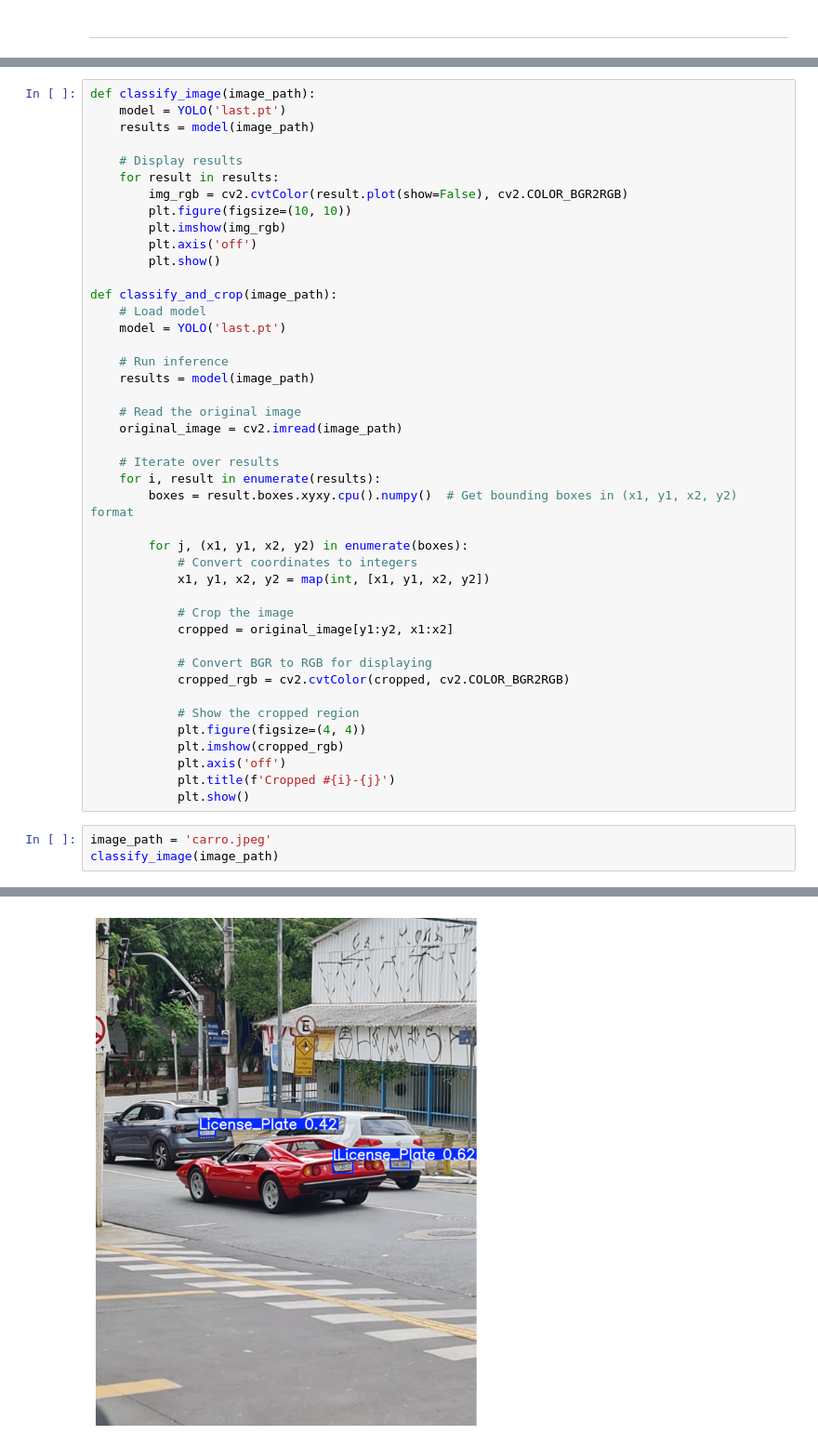
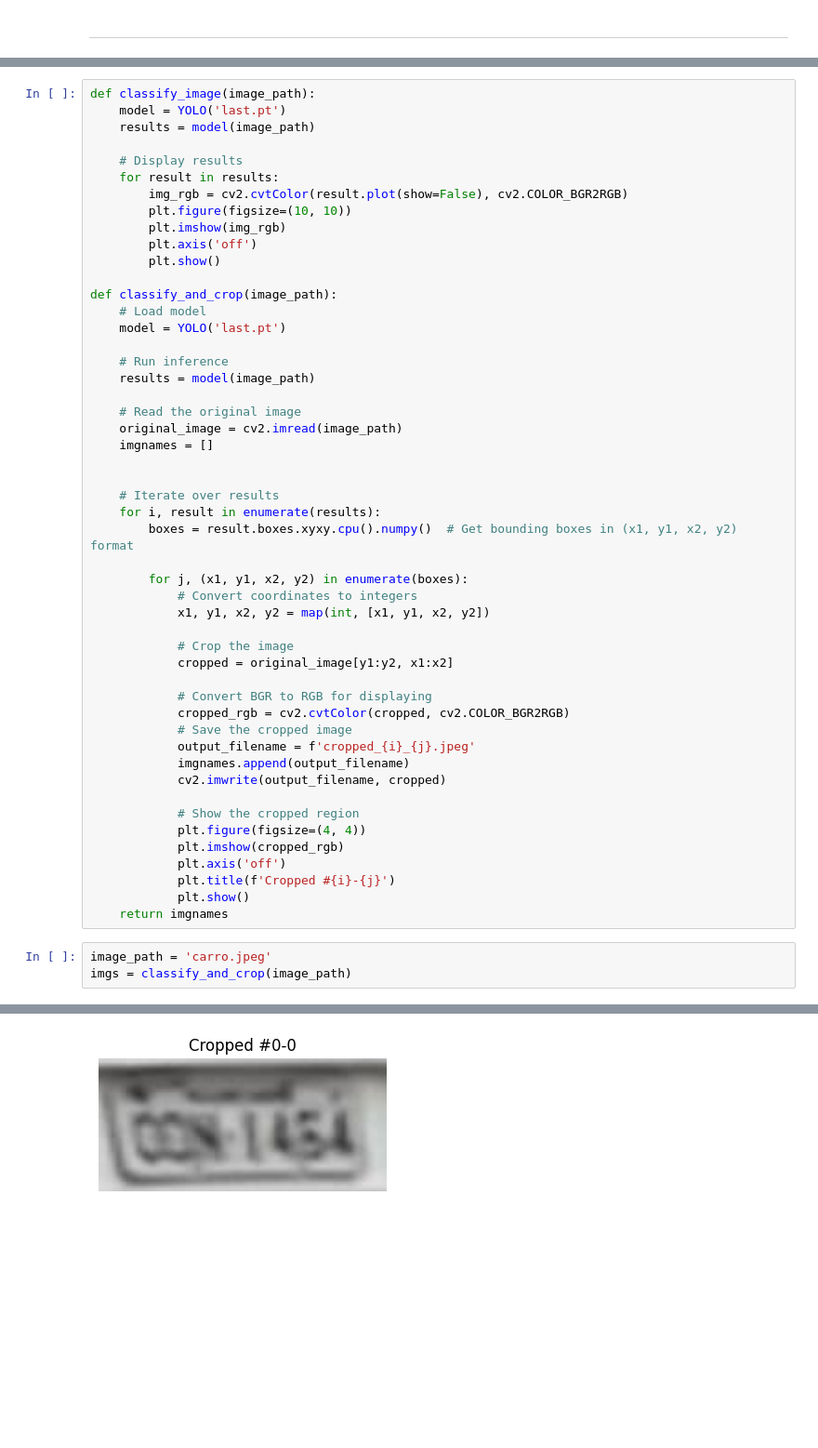
Before and after one commit to devluisrodrigues/compvis-car, a Jupyter notebook: detect.ipynb, the cells around one changed output, grey strips where cells are left out. Shown at 93% size. Saved outputs shown, nothing was run; the diff lists cells and outputs as text; blank space fills up the shorter version.

```diff
--- a/detect.ipynb
+++ b/detect.ipynb
@@ -32,6 +30,8 @@ def classify_and_crop(image_path):
 
     # Read the original image
     original_image = cv2.imread(image_path)
+    imgnames = []
+
 
     # Iterate over results
     for i, result in enumerate(results):
@@ -46,6 +46,10 @@ def classify_and_crop(image_path):
 
             # Convert BGR to RGB for displaying
             cropped_rgb = cv2.cvtColor(cropped, cv2.COLOR_BGR2RGB)
+            # Save the cropped image
+            output_filename = f'cropped_{i}_{j}.jpeg'
+            imgnames.append(output_filename)
+            cv2.imwrite(output_filename, cropped)
 
             # Show the cropped region
             plt.figure(figsize=(4, 4))
@@ -53,7 +57,8 @@ def classify_and_crop(image_path):
             plt.axis('off')
             plt.title(f'Cropped #{i}-{j}')
             plt.show()
+    return imgnames
 # %%
 image_path = 'carro.jpeg'
-classify_image(image_path)
+imgs = classify_and_crop(image_path)
 # %% [output]
@@ -62 +67 @@ Speed: 4.8ms preprocess, 69.0ms inference, 343.1ms postprocess per image at shap
-[figure, old version]
+[figure, new version]
```
Also changed, not shown: parts of 7 cells of this notebook.
